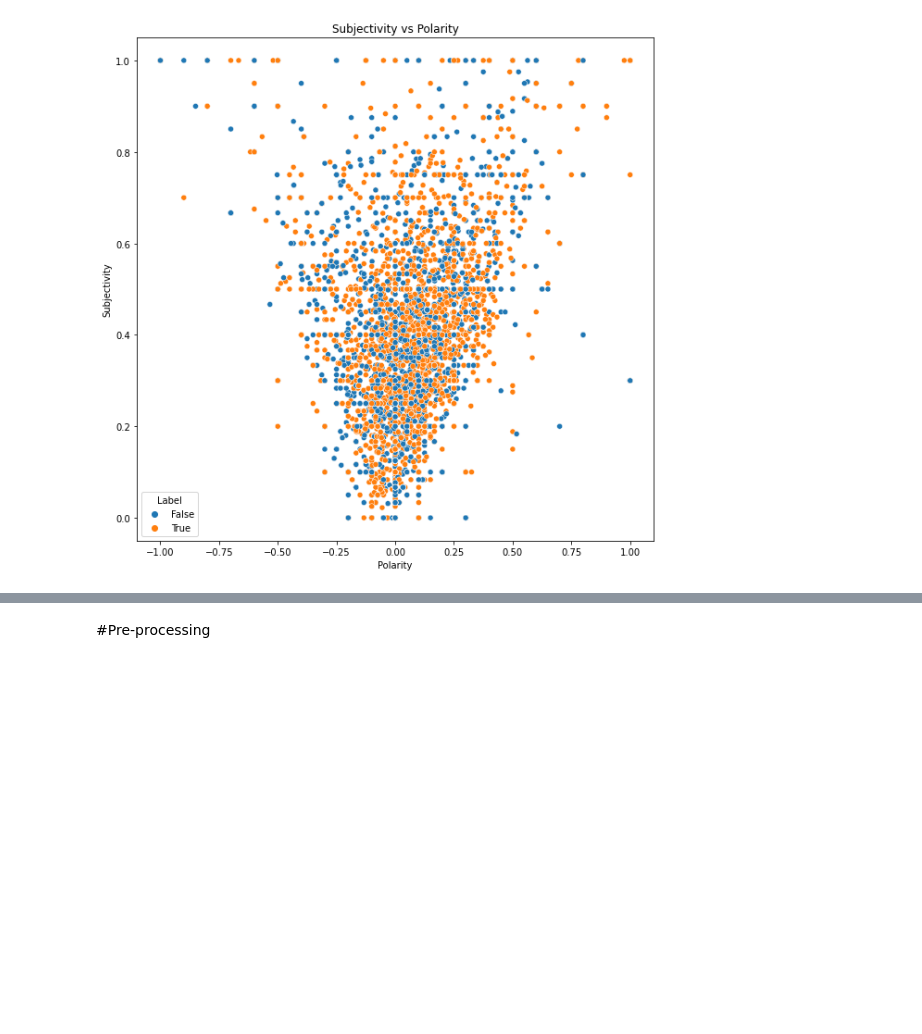
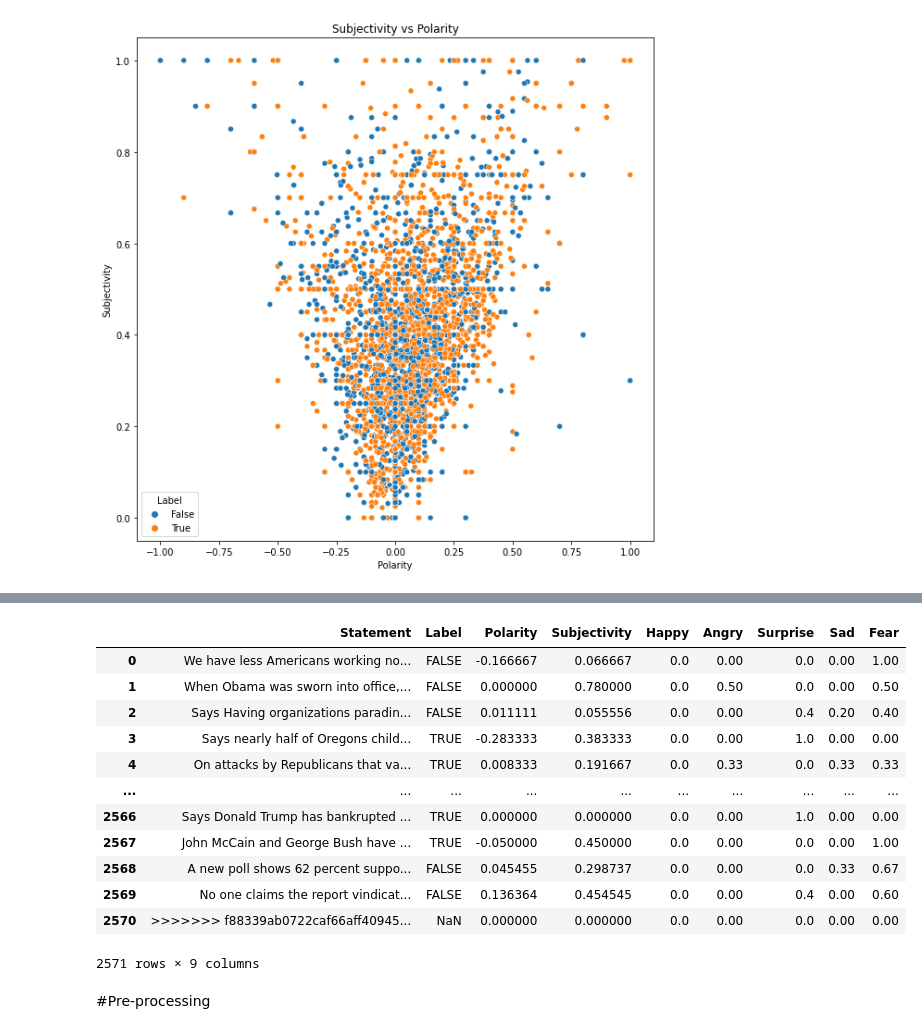
Before and after one commit to vasvarym/FakeNewsProject, a Jupyter notebook: liardatasetsentiment.ipynb, the cells around one changed output, grey strips where cells are left out. Drawn from its saved outputs; the diff is of its cells as text; code cells hidden in the pictures; blank space fills up the shorter version.

```diff
--- a/liardatasetsentiment.ipynb
+++ b/liardatasetsentiment.ipynb
@@ -100,10 +131,13 @@ from textblob import TextBlob
 # %%
-# Add polarities and subkectivities into the DataFrame by using TextBlob
+# Add polarities and subjectivities into the DataFrame by using TextBlob
 train["Polarity"] = train["Statement"].apply(lambda word: TextBlob(word).sentiment.polarity)
 train["Subjectivity"] = train["Statement"].apply(lambda word: TextBlob(word).sentiment.subjectivity)
 
-test["Polarity"] = train["Statement"].apply(lambda word: TextBlob(word).sentiment.polarity)
-test["Subjectivity"] = train["Statement"].apply(lambda word: TextBlob(word).sentiment.subjectivity)
+test["Polarity"] = test["Statement"].apply(lambda word: TextBlob(word).sentiment.polarity)
+test["Subjectivity"] = test["Statement"].apply(lambda word: TextBlob(word).sentiment.subjectivity)
+
+valid["Polarity"] = valid["Statement"].apply(lambda word: TextBlob(word).sentiment.polarity)
+valid["Subjectivity"] = valid["Statement"].apply(lambda word: TextBlob(word).sentiment.subjectivity)
 
 
 # Display the Polarity and Subjectivity columns of train dataset
@@ -176,0 +235,4 @@ plt.show()
+# %%
+train['Emotions'] = train["Statement"].apply(te.get_emotion)
+test['Emotions'] = test["Statement"].apply(te.get_emotion)
+valid['Emotions'] = valid["Statement"].apply(te.get_emotion)
@@ -176,0 +243,4 @@ plt.show()
+# %%
+trainemo = pd.DataFrame(train['Emotions'].tolist())
+testemo = pd.DataFrame(test['Emotions'].tolist())
+validemo = pd.DataFrame(valid['Emotions'].tolist())
@@ -176,0 +263,20 @@ plt.show()
+# %%
+train = pd.concat([train, trainemo], axis=1)
+test = pd.concat([test, testemo], axis=1)
+valid = pd.concat([valid, validemo], axis=1)
+# %%
+valid
+# %% [output]
+|  | Statement | Label | Polarity | Subjectivity | Happy | Angry | Surprise | Sad | Fear |
+| 0 | We have less Americans working no... | FALSE | -0.166667 | 0.066667 | 0.0 | 0.00 | 0.0 | 0.00 | 1.00 |
+| 1 | When Obama was sworn into office,... | FALSE | 0.000000 | 0.780000 | 0.0 | 0.50 | 0.0 | 0.00 | 0.50 |
+| 2 | Says Having organizations paradin... | FALSE | 0.011111 | 0.055556 | 0.0 | 0.00 | 0.4 | 0.20 | 0.40 |
+| 3 | Says nearly half of Oregons child... | TRUE | -0.283333 | 0.383333 | 0.0 | 0.00 | 1.0 | 0.00 | 0.00 |
+| 4 | On attacks by Republicans that va... | TRUE | 0.008333 | 0.191667 | 0.0 | 0.33 | 0.0 | 0.33 | 0.33 |
+| ... | ... | ... | ... | ... | ... | ... | ... | ... | ... |
+| 2566 | Says Donald Trump has bankrupted ... | TRUE | 0.000000 | 0.000000 | 0.0 | 0.00 | 1.0 | 0.00 | 0.00 |
+| 2567 | John McCain and George Bush have ... | TRUE | -0.050000 | 0.450000 | 0.0 | 0.00 | 0.0 | 0.00 | 1.00 |
+| 2568 | A new poll shows 62 percent suppo... | FALSE | 0.045455 | 0.298737 | 0.0 | 0.00 | 0.0 | 0.33 | 0.67 |
+| 2569 | No one claims the report vindicat... | FALSE | 0.136364 | 0.454545 | 0.0 | 0.00 | 0.4 | 0.00 | 0.60 |
+| 2570 | >>>>>>> f88339ab0722caf66aff40945... | NaN | 0.000000 | 0.000000 | 0.0 | 0.00 | 0.0 | 0.00 | 0.00 |
+2571 rows × 9 columns
```
Also changed, not shown: parts of 13 cells of this notebook.
